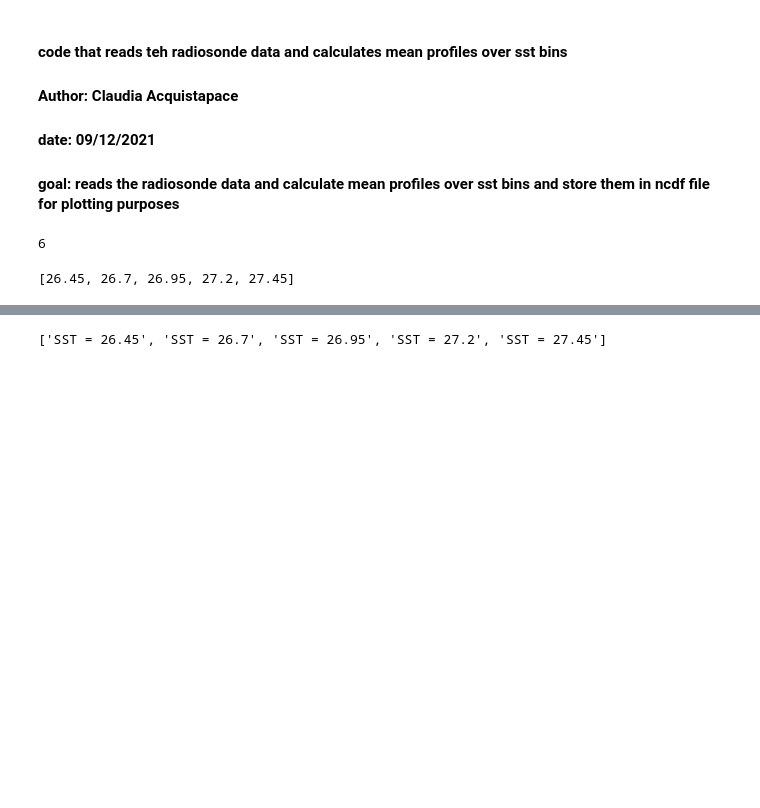
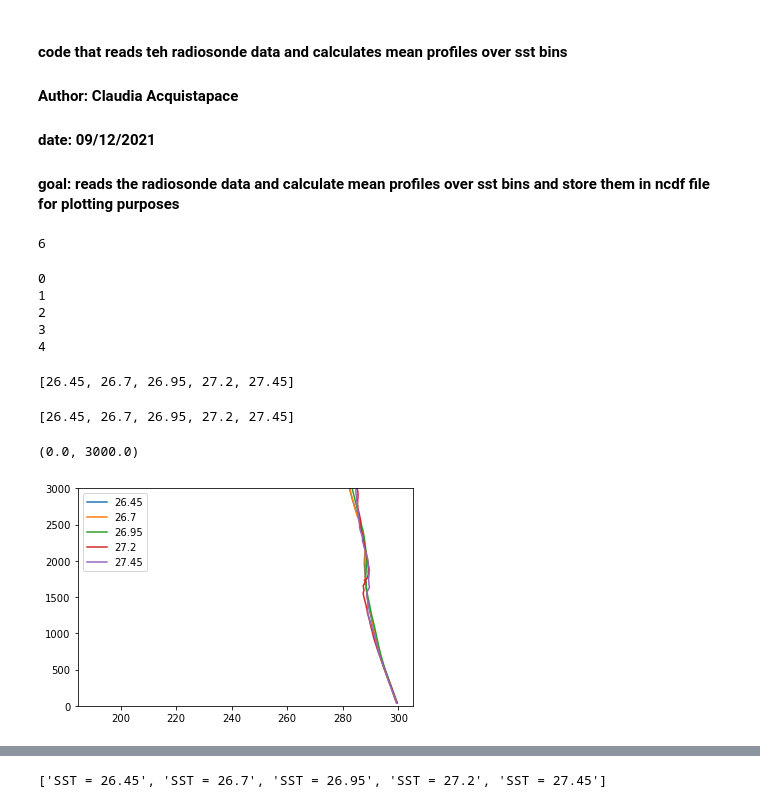
Before and after one commit to ClauClouds/SST-impact, a Jupyter notebook: produce_RS_mean_profile_nc_files.ipynb, the cells around one changed output, grey strips where cells are left out. Saved outputs shown, nothing was run; the diff lists cells and outputs as text; code cells hidden in the pictures; blank space fills up the shorter version.

```diff
--- a/produce_RS_mean_profile_nc_files.ipynb
+++ b/produce_RS_mean_profile_nc_files.ipynb
@@ -51,6 +51,15 @@ binned_sst
 colors_binned_sst = plt.cm.seismic(np.linspace(0, 1, len(binned_sst)))
 # %% [output]
 6
+# %%
+for ind_sst in range(len(binned_sst)-1):
+    print(ind_sst)
+# %% [output]
+0
+1
+2
+3
+4
 # %%
 
 
@@ -84,6 +93,10 @@ cf_binned = f_generate_list_binned_var(list_binned_datasets, 'cf')
 sst_bin_label = []
 for ind in range(len(binned_sst)-1):
     sst_bin_label.append(round((binned_sst[ind]+binned_sst[ind+1])/2,2))
+# %%
+sst_bin_label
+# %% [output]
+[26.45, 26.7, 26.95, 27.2, 27.45]
 # %%
 
 # removing nans from the cloud base height data
@@ -125,6 +138,14 @@ for ind_dataset, DS in enumerate(list_mean_binned_datasets):
     RH_bin[ind_dataset, :] = DS['rh'].values
 
 list_matrices = [P_bin, T_bin, MR_bin, THETA_bin, THETA_V_bin, H_DIR_bin, H_SPEED_bin, RH_bin]
+# %%
+for ind in range(len(sst_bin_label)):
+    plt.plot(T_bin[ind,:],list_binned_datasets[0]['height'].values, label=str(sst_bin_label[ind]))
+plt.legend()
+plt.ylim(0., 3000.)
+# %% [output]
+(0.0, 3000.0)
+[figure, added]
 # %%
 var_list =['P', 'T','WVMR','THETA','THETA_V','H_DIR', 'H_SPEED', 'RH']
 list_matrices = [P_bin, T_bin, MR_bin, THETA_bin, THETA_V_bin, H_DIR_bin, H_SPEED_bin, RH_bin]
```
Also changed, not shown: parts of 4 cells of this notebook, 1 other file.
